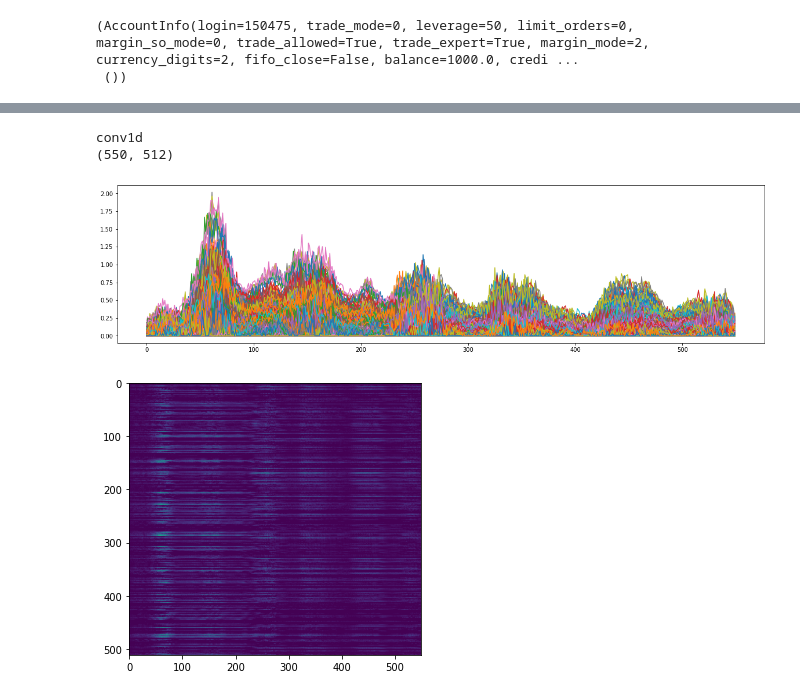
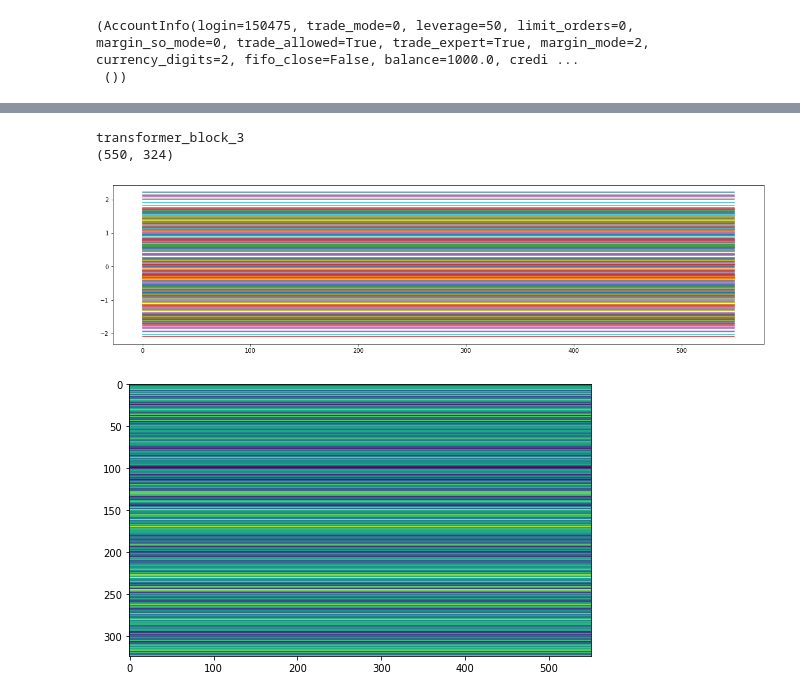
Before and after one commit to dercodeKoenig/trc-project, a Jupyter notebook: tx_large/test.ipynb, the cells around one changed output, grey strips where cells are left out. Drawn from its saved outputs; the diff is of its cells as text; code cells hidden in the pictures.

```diff
--- a/tx_large/test.ipynb
+++ b/tx_large/test.ipynb
@@ -550,28 +550,28 @@ plt.show()
 # %%
 import cv2
 
 
 
-#feature_extractor = tf.keras.Model(inputs = model.inputs[0], outputs = model.layers[9].output)
+feature_extractor = tf.keras.Model(inputs = model.inputs[0], outputs = model.layers[9].output)
 #feature_extractor = tf.keras.Model(inputs = model.inputs[0], outputs = model.layers[3].output)
-feature_extractor = tf.keras.Model(inputs = model.inputs[0], outputs = model.layers[1].output)
+#feature_extractor = tf.keras.Model(inputs = model.inputs[0], outputs = model.layers[1].output)
 #feature_extractor.summary()
 print(feature_extractor.layers[-1].name)
 output = feature_extractor(d.reshape(1, seq_len, -1))
 output = output[0].numpy()
 print(output.shape)
 plt.figure(figsize=(20,5))
 for i in output.T:
     plt.plot(i)
 plt.show()
 
 plt.figure(figsize=(20,5))
 #img = cv2.resize(output.T,(2000,500))
 img = output.T
 plt.imshow(img, aspect='1')
 plt.show()
 # %% [output]
-conv1d
-(550, 512)
+transformer_block_3
+(550, 324)
-[figure, old version]
+[figure, new version]
-[figure, old version]
+[figure, new version]
```
Also changed, not shown: parts of 4 cells of this notebook, 3 other files.
